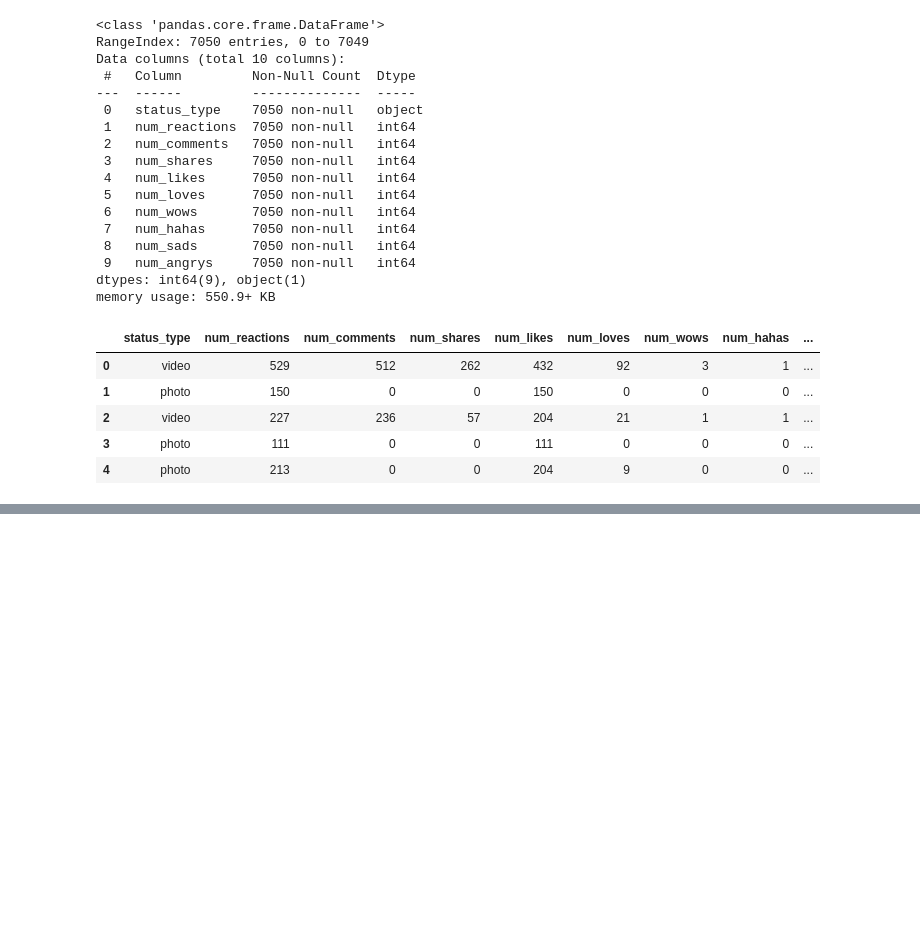
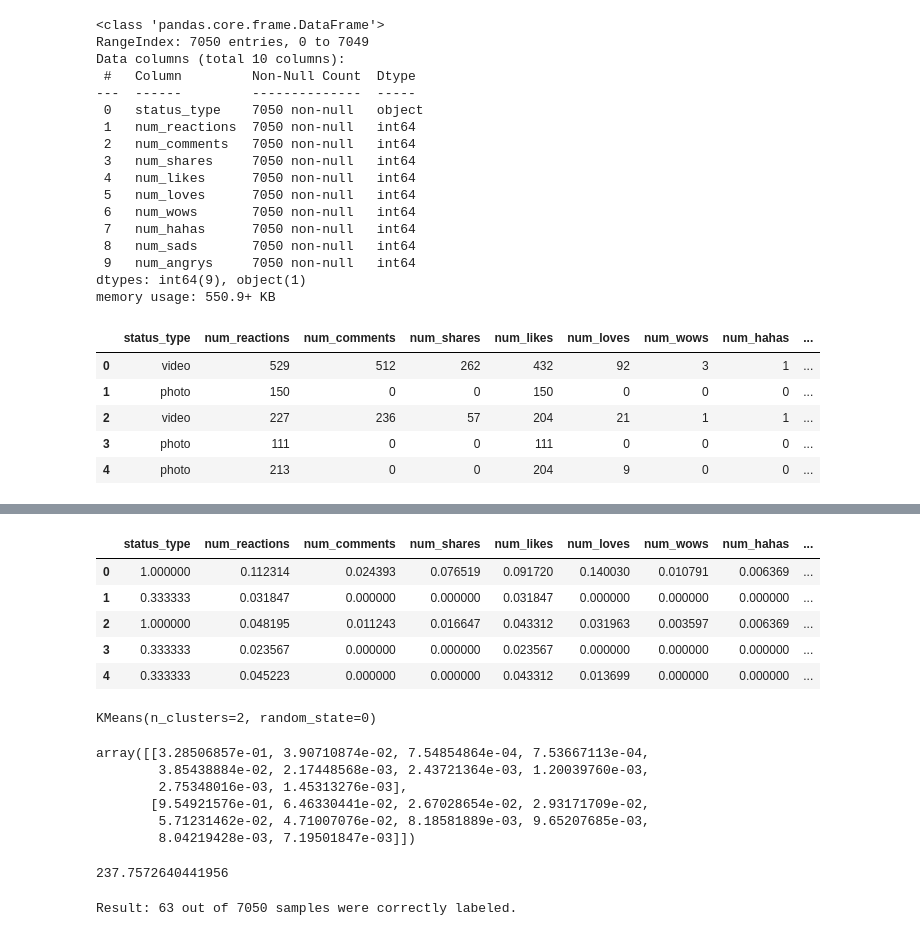
Before and after one commit to GabrielGrobb/Gabriel_Grobbelaar_ST10082002_PDANA8411_IceTask4, a Jupyter notebook: KMeans_Clustering.ipynb, the cells around one changed output, grey strips where cells are left out. Cells and saved outputs as stored; diff of their text form; code cells hidden in the pictures; blank space fills up the shorter version.

```diff
--- a/KMeans_Clustering.ipynb
+++ b/KMeans_Clustering.ipynb
@@ -165,0 +217,36 @@ y_target_column = X_data_frame['status_type']
+# %%
+X_data_frame.head()
+# %% [output]
+|  | status_type | num_reactions | num_comments | num_shares | num_likes | num_loves | num_wows | num_hahas | ... |
+| 0 | 1.000000 | 0.112314 | 0.024393 | 0.076519 | 0.091720 | 0.140030 | 0.010791 | 0.006369 | ... |
+| 1 | 0.333333 | 0.031847 | 0.000000 | 0.000000 | 0.031847 | 0.000000 | 0.000000 | 0.000000 | ... |
+| 2 | 1.000000 | 0.048195 | 0.011243 | 0.016647 | 0.043312 | 0.031963 | 0.003597 | 0.006369 | ... |
+| 3 | 0.333333 | 0.023567 | 0.000000 | 0.000000 | 0.023567 | 0.000000 | 0.000000 | 0.000000 | ... |
+| 4 | 0.333333 | 0.045223 | 0.000000 | 0.000000 | 0.043312 | 0.013699 | 0.000000 | 0.000000 | ... |
+# %%
+k_means = KMeans(n_clusters=2, random_state=0)
+
+k_means.fit(X_data_frame)
+# %% [output]
+KMeans(n_clusters=2, random_state=0)
+# %%
+k_means.cluster_centers_
+# %% [output]
+array([[3.28506857e-01, 3.90710874e-02, 7.54854864e-04, 7.53667113e-04,
+        3.85438884e-02, 2.17448568e-03, 2.43721364e-03, 1.20039760e-03,
+        2.75348016e-03, 1.45313276e-03],
+       [9.54921576e-01, 6.46330441e-02, 2.67028654e-02, 2.93171709e-02,
+        5.71231462e-02, 4.71007076e-02, 8.18581889e-03, 9.65207685e-03,
+        8.04219428e-03, 7.19501847e-03]])
+# %%
+k_means.inertia_
+# %% [output]
+237.7572640441956
+# %%
+k_labels = k_means.labels_
+
+correct_k_labels = sum(y_target_column == k_labels)
+
+print("Result: %d out of %d samples were correctly labeled." % (correct_k_labels, y_target_column.size))
+# %% [output]
+Result: 63 out of 7050 samples were correctly labeled.
```
Also changed, not shown: parts of 10 cells of this notebook.
